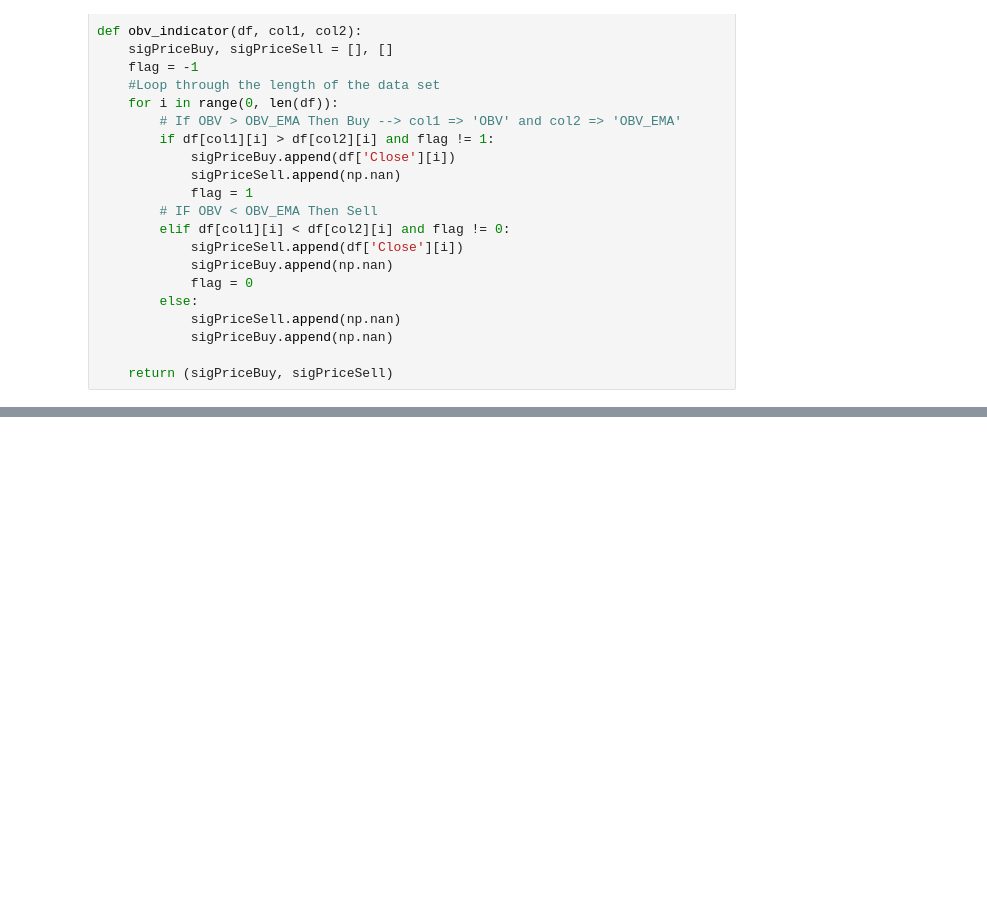
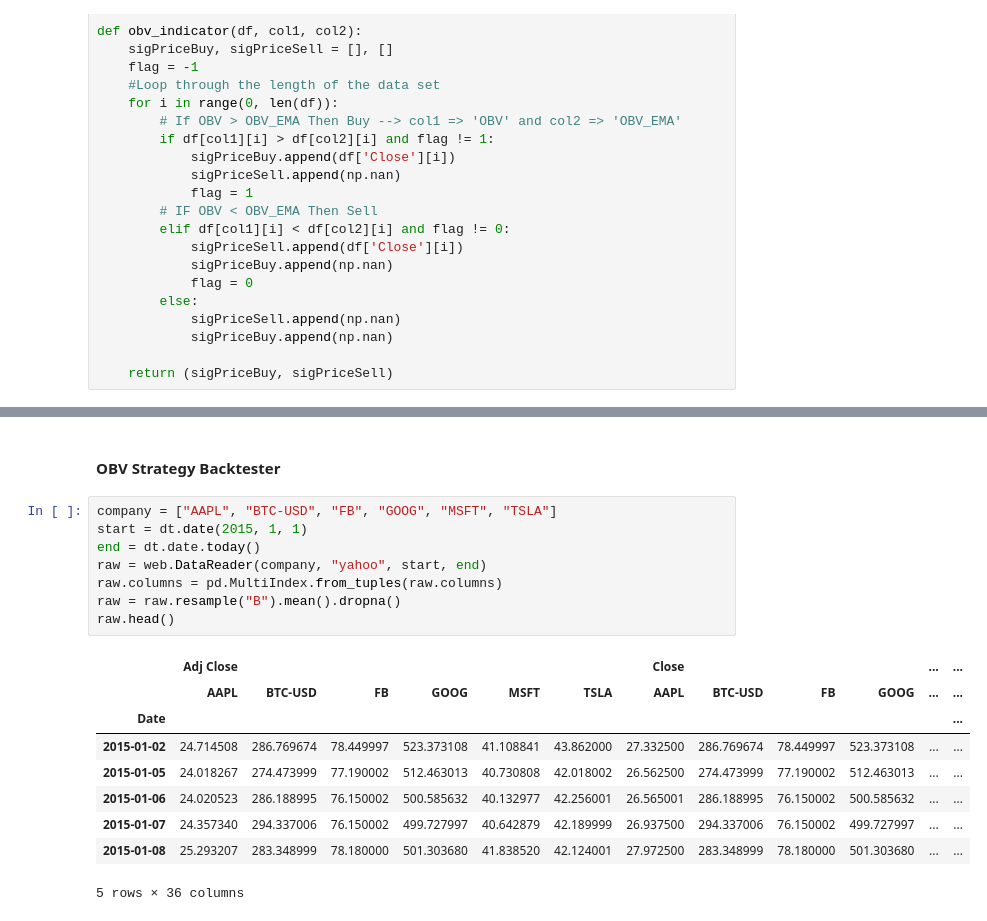
Before and after one commit to BitcoinInvestAnalysis/Capstone, a Jupyter notebook: on_balance_volume_indicator.ipynb, the cells around one changed output, grey strips where cells are left out. Drawn from its saved outputs; the diff is of its cells as text; blank space fills up the shorter version.

Commit message:
Created a backtest for the OBV trading strategy.

```diff
--- a/on_balance_volume_indicator.ipynb
+++ b/on_balance_volume_indicator.ipynb
@@ -209,0 +209,20 @@ fct_df
+# %% [markdown]
+#### OBV Strategy Backtester
+# %%
+company = ["AAPL", "BTC-USD", "FB", "GOOG", "MSFT", "TSLA"]
+start = dt.date(2015, 1, 1)
+end = dt.date.today()
+raw = web.DataReader(company, "yahoo", start, end)
+raw.columns = pd.MultiIndex.from_tuples(raw.columns)
+raw = raw.resample("B").mean().dropna()
+raw.head()
+# %% [output]
+|  | Adj Close |  |  |  |  |  | Close |  |  |  | ... | ... |
+|  | AAPL | BTC-USD | FB | GOOG | MSFT | TSLA | AAPL | BTC-USD | FB | GOOG | ... | ... |
+| Date |  |  |  |  |  |  |  |  |  |  |  | ... |
+| 2015-01-02 | 24.714508 | 286.769674 | 78.449997 | 523.373108 | 41.108841 | 43.862000 | 27.332500 | 286.769674 | 78.449997 | 523.373108 | ... | ... |
+| 2015-01-05 | 24.018267 | 274.473999 | 77.190002 | 512.463013 | 40.730808 | 42.018002 | 26.562500 | 274.473999 | 77.190002 | 512.463013 | ... | ... |
+| 2015-01-06 | 24.020523 | 286.188995 | 76.150002 | 500.585632 | 40.132977 | 42.256001 | 26.565001 | 286.188995 | 76.150002 | 500.585632 | ... | ... |
+| 2015-01-07 | 24.357340 | 294.337006 | 76.150002 | 499.727997 | 40.642879 | 42.189999 | 26.937500 | 294.337006 | 76.150002 | 499.727997 | ... | ... |
+| 2015-01-08 | 25.293207 | 283.348999 | 78.180000 | 501.303680 | 41.838520 | 42.124001 | 27.972500 | 283.348999 | 78.180000 | 501.303680 | ... | ... |
+5 rows × 36 columns
```
Also changed, not shown: parts of 12 cells of this notebook, 2 other files.
